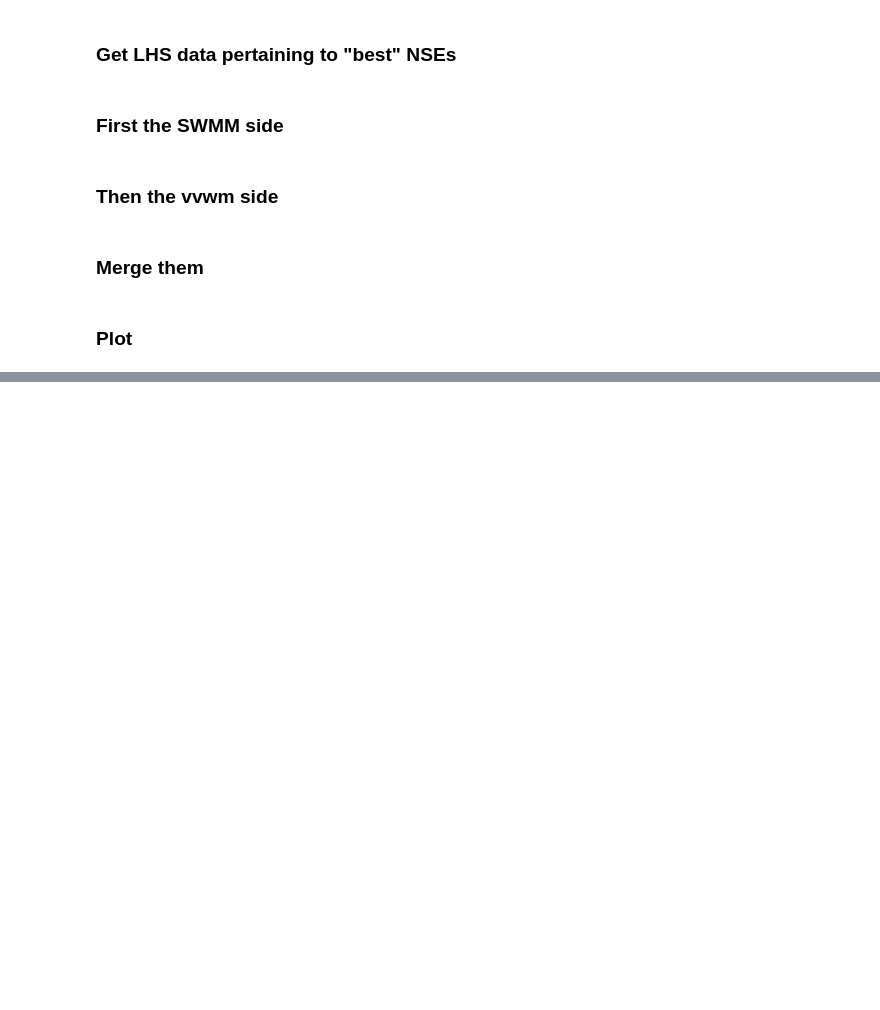
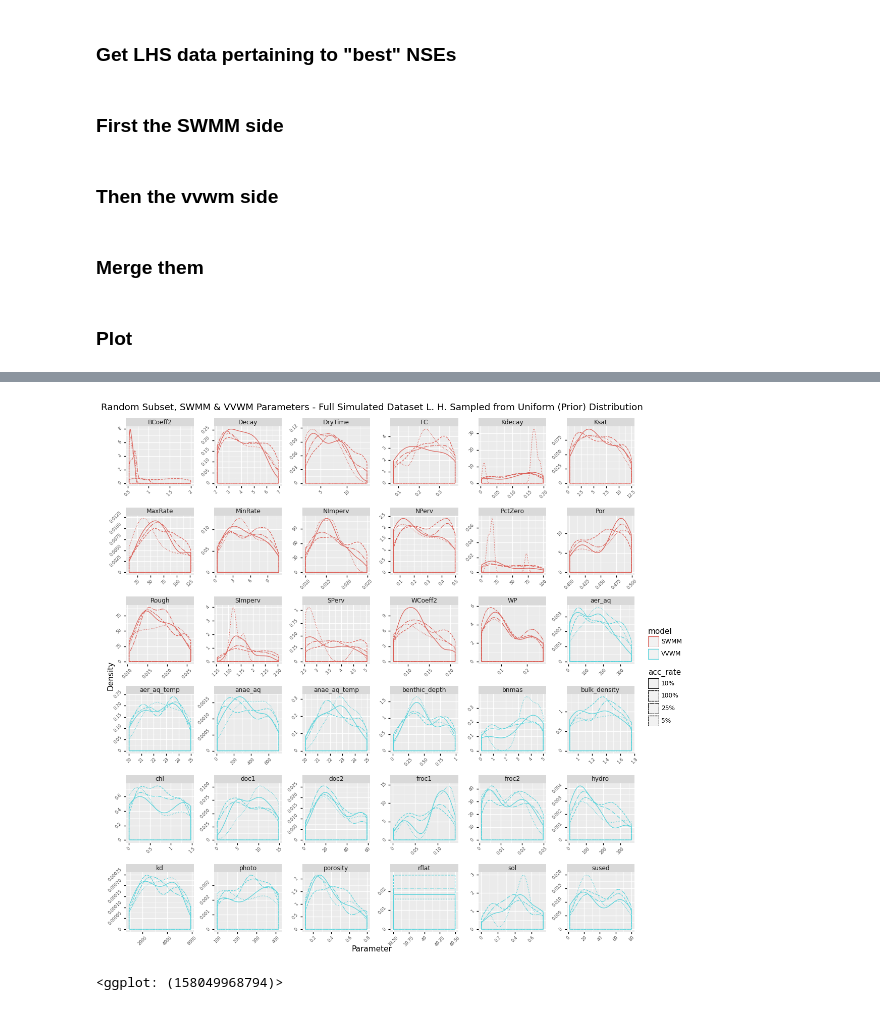
Before and after one commit to puruckertom/chelsvig_urban_pesticides, a Jupyter notebook: jupyter_notebooks/plot_post_processed_data.ipynb, the cells around one changed output, grey strips where cells are left out. Cells and saved outputs as stored; diff of their text form; code cells hidden in the pictures; blank space fills up the shorter version.

```diff
--- a/jupyter_notebooks/plot_post_processed_data.ipynb
+++ b/jupyter_notebooks/plot_post_processed_data.ipynb
@@ -160,3 +188,5 @@ sv_05 = pd.concat([swmm_05, vvwm_05], axis = 1)
+# %%
+sv_MULTI = pd.concat([swmm_MULTI.assign(model = "SWMM"), vvwm_MULTI.assign(model = "VVWM")])
 # %% [markdown]
 ### Plot
 # %%
@@ -231,0 +231,17 @@ g.map_dataframe(sns.kdeplot, x="value", common_norm=True)
+# %%
+(
+    p9.ggplot(sv_MULTI, p9.aes(x = "value", color = "model", linetype = "acc_rate"))
+    + p9.facet_wrap("~param", scales = "free")
+    + p9.geom_density()
+    + p9.labs(
+        x = "Parameter",  y = "Density",
+        title="Random Subset, SWMM & VVWM Parameters - Full Simulated Dataset L. H. Sampled from Uniform (Prior) Distribution",
+    )
+    + p9.theme(subplots_adjust = {'wspace': 0.3, 'hspace': 0.5},
+              axis_text = p9.element_text(angle = 45, size = 6),
+              figure_size = (13,13)
+              )
+)
+# %% [output]
+[figure, added]
+<ggplot: (158049968794)>
```
Also changed, not shown: parts of 17 cells of this notebook.
